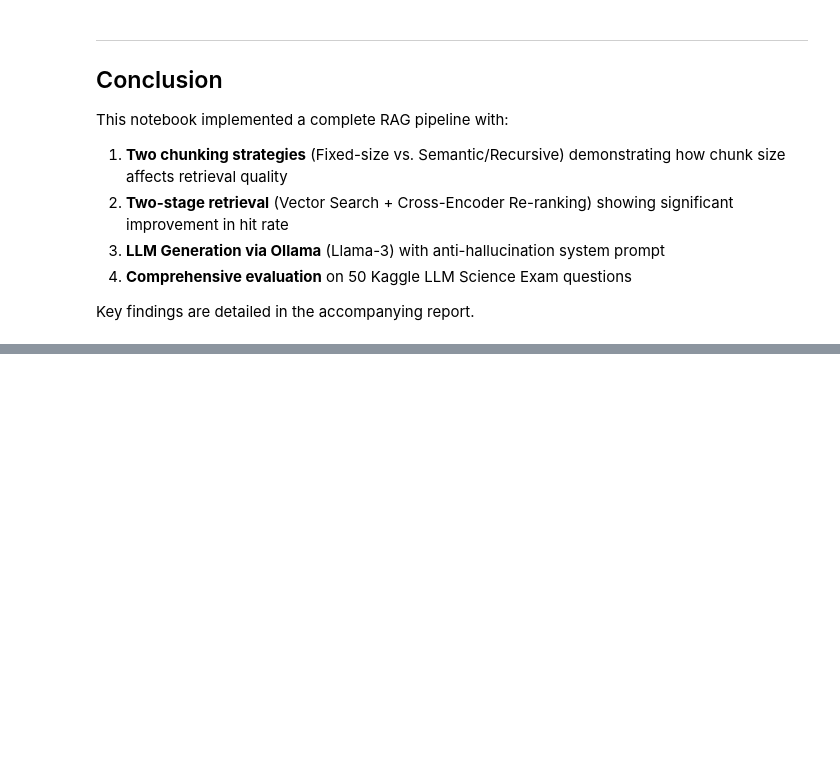
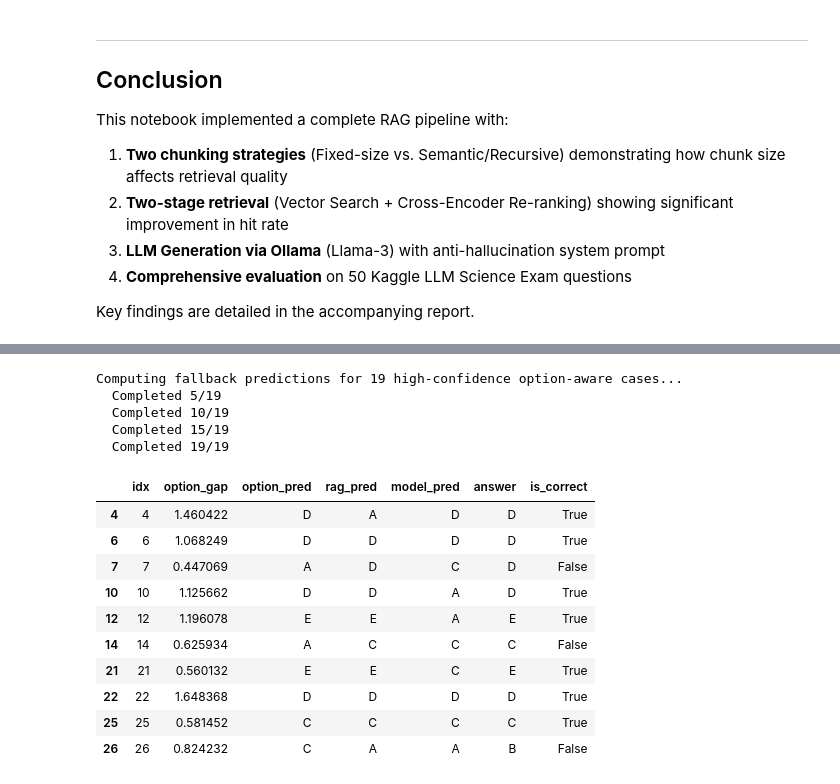
Before and after one commit to fader2077/Recurrent-Neural-Network-and-Transformer-HW, a Jupyter notebook: hw3/hw3.ipynb, the cells around one changed output, grey strips where cells are left out. Cells and saved outputs as stored; diff of their text form; code cells hidden in the pictures; blank space fills up the shorter version.

```diff
--- a/hw3/hw3.ipynb
+++ b/hw3/hw3.ipynb
@@ -953,0 +2319,30 @@ Key findings are detailed in the accompanying report.
+# %%
+high_conf_indices = advanced_results_df[advanced_results_df['source'] == 'option_aware_high_conf'].index.tolist()
+print(f"Computing fallback predictions for {len(high_conf_indices)} high-confidence option-aware cases...")
+for n, idx in enumerate(high_conf_indices, start=1):
+    row = advanced_test_df.iloc[idx]
+    rag_info = deepseek_question_rag_details(row)
+    model_pred, _ = deepseek_model_only_prediction(row)
+    advanced_results_df.at[idx, 'rag_pred'] = rag_info['pred']
+    advanced_results_df.at[idx, 'model_pred'] = model_pred
+    if n % 5 == 0 or n == len(high_conf_indices):
+        print(f"  Completed {n}/{len(high_conf_indices)}")
+
+advanced_results_df[['idx', 'option_gap', 'option_pred', 'rag_pred', 'model_pred', 'answer', 'is_correct']].iloc[high_conf_indices].head(10)
+# %% [output]
+Computing fallback predictions for 19 high-confidence option-aware cases...
+  Completed 5/19
+  Completed 10/19
+  Completed 15/19
+  Completed 19/19
+|  | idx | option_gap | option_pred | rag_pred | model_pred | answer | is_correct |
+| 4 | 4 | 1.460422 | D | A | D | D | True |
+| 6 | 6 | 1.068249 | D | D | D | D | True |
+| 7 | 7 | 0.447069 | A | D | C | D | False |
+| 10 | 10 | 1.125662 | D | D | A | D | True |
+| 12 | 12 | 1.196078 | E | E | A | E | True |
+| 14 | 14 | 0.625934 | A | C | C | C | False |
+| 21 | 21 | 0.560132 | E | E | C | E | True |
+| 22 | 22 | 1.648368 | D | D | D | D | True |
+| 25 | 25 | 0.581452 | C | C | C | C | True |
+| 26 | 26 | 0.824232 | C | A | A | B | False |
```
Also changed, not shown: parts of 29 cells of this notebook, 7 other files.
